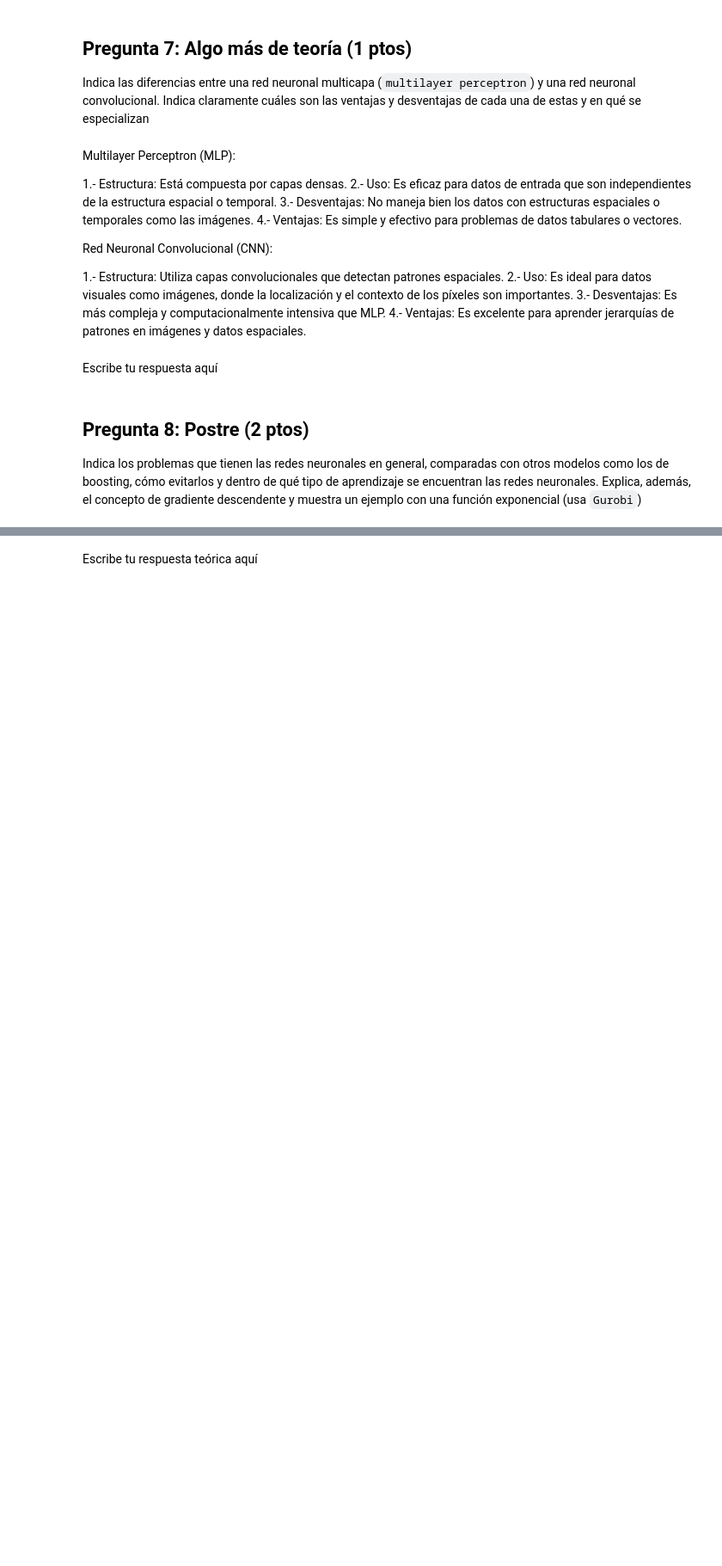
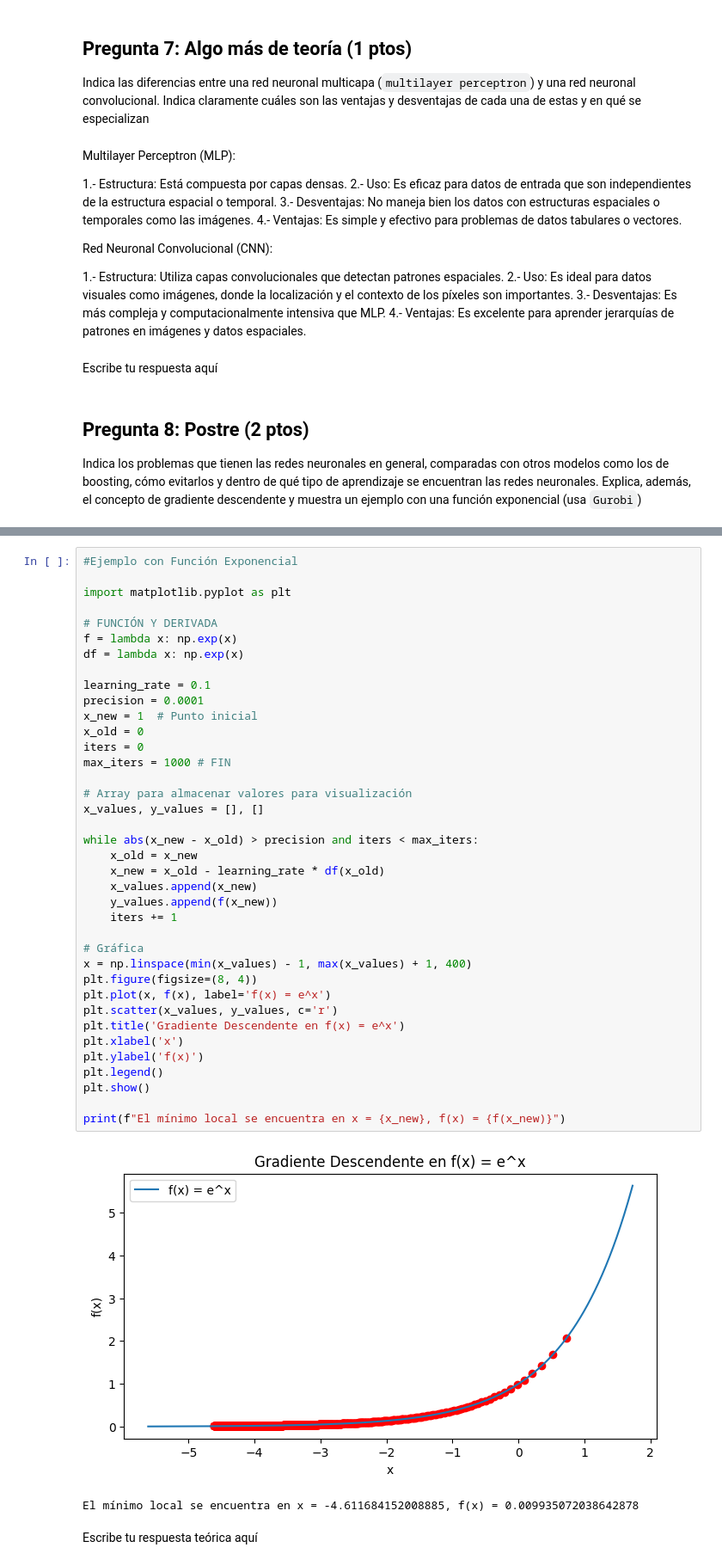
Before and after one commit to Anthony1078/EXAMEN_FINAL, a Jupyter notebook: examen_final.ipynb, the cells around one changed output, grey strips where cells are left out. Shown: that part at 86% size. Drawn from its saved outputs; the diff is of its cells as text; blank space fills up the shorter version.

```diff
--- a/examen_final.ipynb
+++ b/examen_final.ipynb
@@ -238,2 +251,43 @@ Indica los problemas que tienen las redes neuronales en general, comparadas con
+# %%
+#Ejemplo con Función Exponencial
+
+import matplotlib.pyplot as plt
+
+# FUNCIÓN Y DERIVADA
+f = lambda x: np.exp(x)
+df = lambda x: np.exp(x)
+
+learning_rate = 0.1
+precision = 0.0001
+x_new = 1  # Punto inicial
+x_old = 0
+iters = 0
+max_iters = 1000 # FIN
+
+# Array para almacenar valores para visualización
+x_values, y_values = [], []
+
+while abs(x_new - x_old) > precision and iters < max_iters:
+    x_old = x_new
+    x_new = x_old - learning_rate * df(x_old)
+    x_values.append(x_new)
+    y_values.append(f(x_new))
+    iters += 1
+
+# Gráfica
+x = np.linspace(min(x_values) - 1, max(x_values) + 1, 400)
+plt.figure(figsize=(8, 4))
+plt.plot(x, f(x), label='f(x) = e^x')
+plt.scatter(x_values, y_values, c='r')
+plt.title('Gradiente Descendente en f(x) = e^x')
+plt.xlabel('x')
+plt.ylabel('f(x)')
+plt.legend()
+plt.show()
+
+print(f"El mínimo local se encuentra en x = {x_new}, f(x) = {f(x_new)}")
+# %% [output]
+[figure, added]
+El mínimo local se encuentra en x = -4.611684152008885, f(x) = 0.009935072038642878
 # %% [markdown]
 Escribe tu respuesta teórica aquí
```
Also changed, not shown: parts of 2 cells of this notebook.
